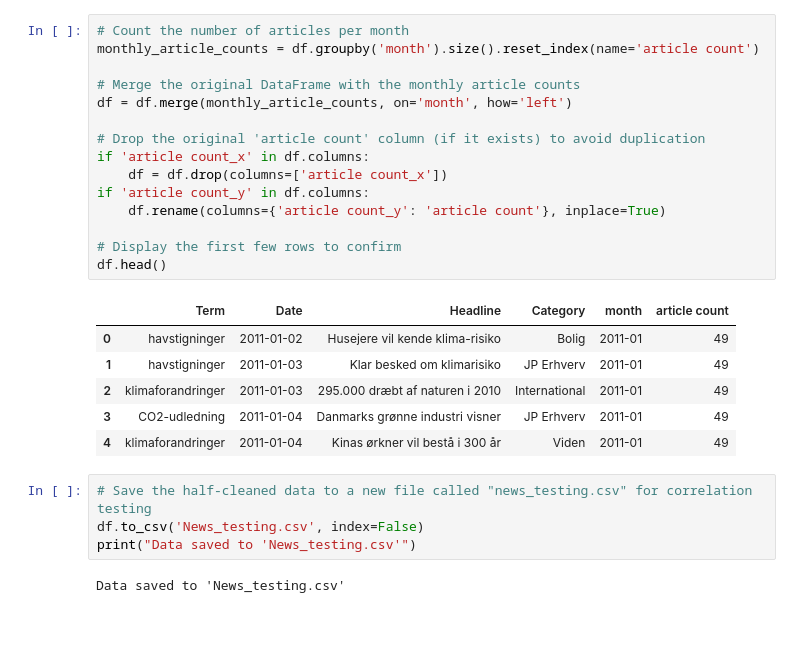
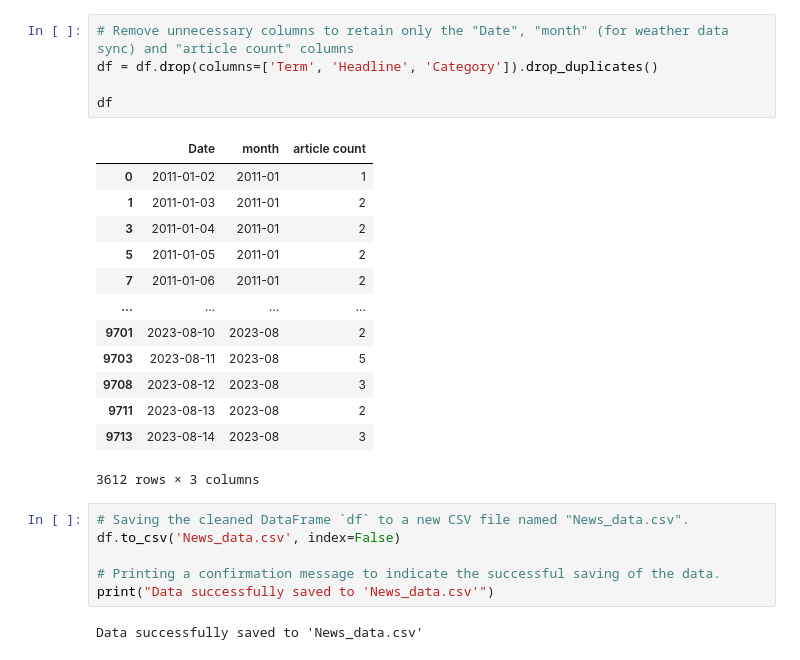
Before and after one commit to LyngeKjems/Climate-News-Project, a Jupyter notebook: Climate News Project/News_cleaning.ipynb, the cells around one changed output. Cells and saved outputs as stored; diff of their text form; blank space fills up the shorter version.

```diff
--- a/Climate News Project/News_cleaning.ipynb
+++ b/Climate News Project/News_cleaning.ipynb
@@ -89,28 +79,27 @@ Data saved to 'News_testing.csv'
-# %%
-# Count the number of articles per month
-monthly_article_counts = df.groupby('month').size().reset_index(name='article count')
-
-# Merge the original DataFrame with the monthly article counts
-df = df.merge(monthly_article_counts, on='month', how='left')
-
-# Drop the original 'article count' column (if it exists) to avoid duplication
-if 'article count_x' in df.columns:
-    df = df.drop(columns=['article count_x'])
-if 'article count_y' in df.columns:
-    df.rename(columns={'article count_y': 'article count'}, inplace=True)
-
-# Display the first few rows to confirm
-df.head()
-# %% [output]
-|  | Term | Date | Headline | Category | month | article count |
-| 0 | havstigninger | 2011-01-02 | Husejere vil kende klima-risiko | Bolig | 2011-01 | 49 |
-| 1 | havstigninger | 2011-01-03 | Klar besked om klimarisiko | JP Erhverv | 2011-01 | 49 |
-| 2 | klimaforandringer | 2011-01-03 | 295.000 dræbt af naturen i 2010 | International | 2011-01 | 49 |
-| 3 | CO2-udledning | 2011-01-04 | Danmarks grønne industri visner | JP Erhverv | 2011-01 | 49 |
-| 4 | klimaforandringer | 2011-01-04 | Kinas ørkner vil bestå i 300 år | Viden | 2011-01 | 49 |
+# %%
+# Remove unnecessary columns to retain only the "Date", "month" (for weather data sync) and "article count" columns
+df = df.drop(columns=['Term', 'Headline', 'Category']).drop_duplicates()
+
+df
+# %% [output]
+|  | Date | month | article count |
+| 0 | 2011-01-02 | 2011-01 | 1 |
+| 1 | 2011-01-03 | 2011-01 | 2 |
+| 3 | 2011-01-04 | 2011-01 | 2 |
+| 5 | 2011-01-05 | 2011-01 | 2 |
+| 7 | 2011-01-06 | 2011-01 | 2 |
+| ... | ... | ... | ... |
+| 9701 | 2023-08-10 | 2023-08 | 2 |
+| 9703 | 2023-08-11 | 2023-08 | 5 |
+| 9708 | 2023-08-12 | 2023-08 | 3 |
+| 9711 | 2023-08-13 | 2023-08 | 2 |
+| 9713 | 2023-08-14 | 2023-08 | 3 |
+3612 rows × 3 columns
 # %%
-# Save the half-cleaned data to a new file called "news_testing.csv" for correlation testing
-df.to_csv('News_testing.csv', index=False)
-print("Data saved to 'News_testing.csv'")
+# Saving the cleaned DataFrame `df` to a new CSV file named "News_data.csv".
+df.to_csv('News_data.csv', index=False)
+
+# Printing a confirmation message to indicate the successful saving of the data.
+print("Data successfully saved to 'News_data.csv'")
 # %% [output]
-Data saved to 'News_testing.csv'
+Data successfully saved to 'News_data.csv'
```
Also changed, not shown: parts of 8 cells of this notebook, 10 other files.
